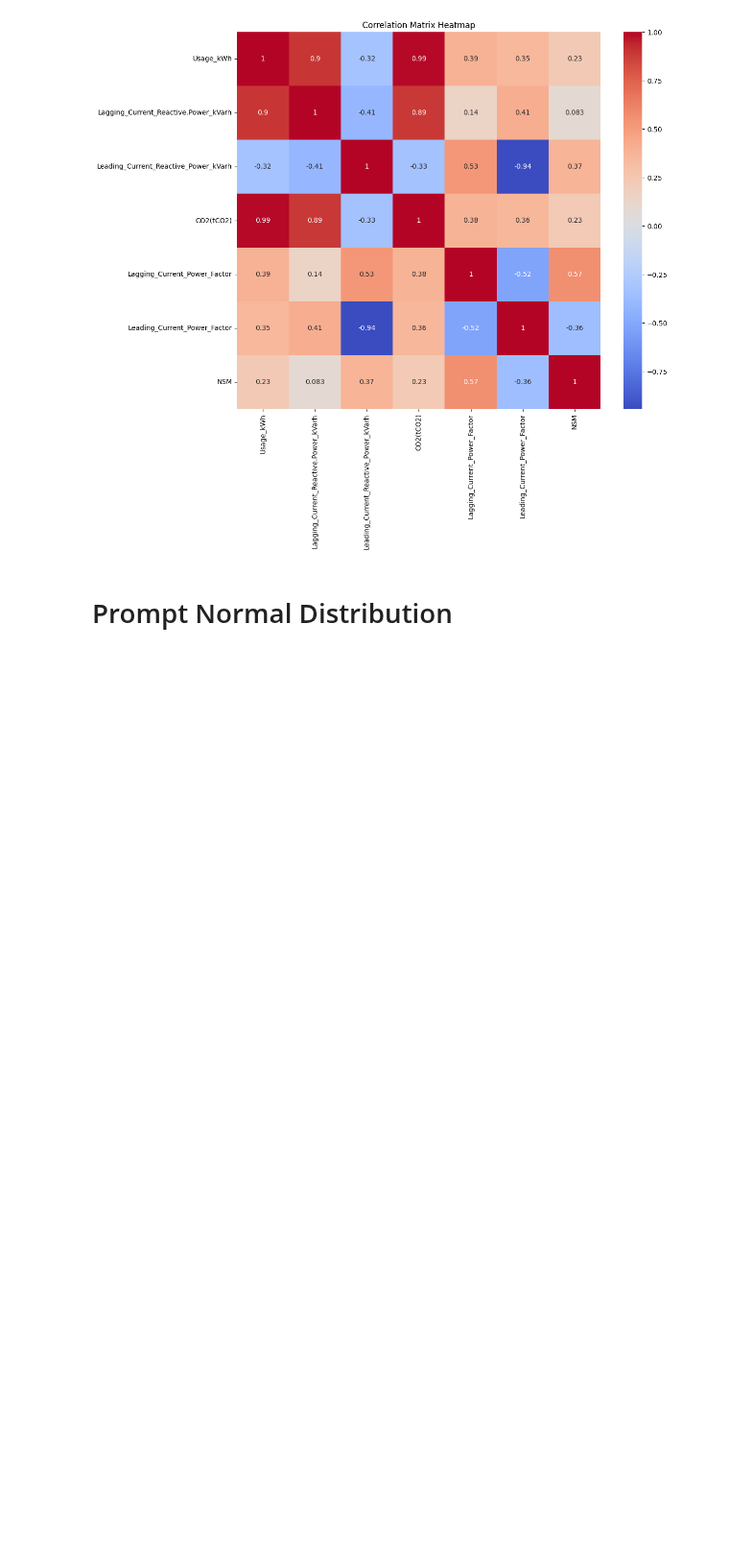
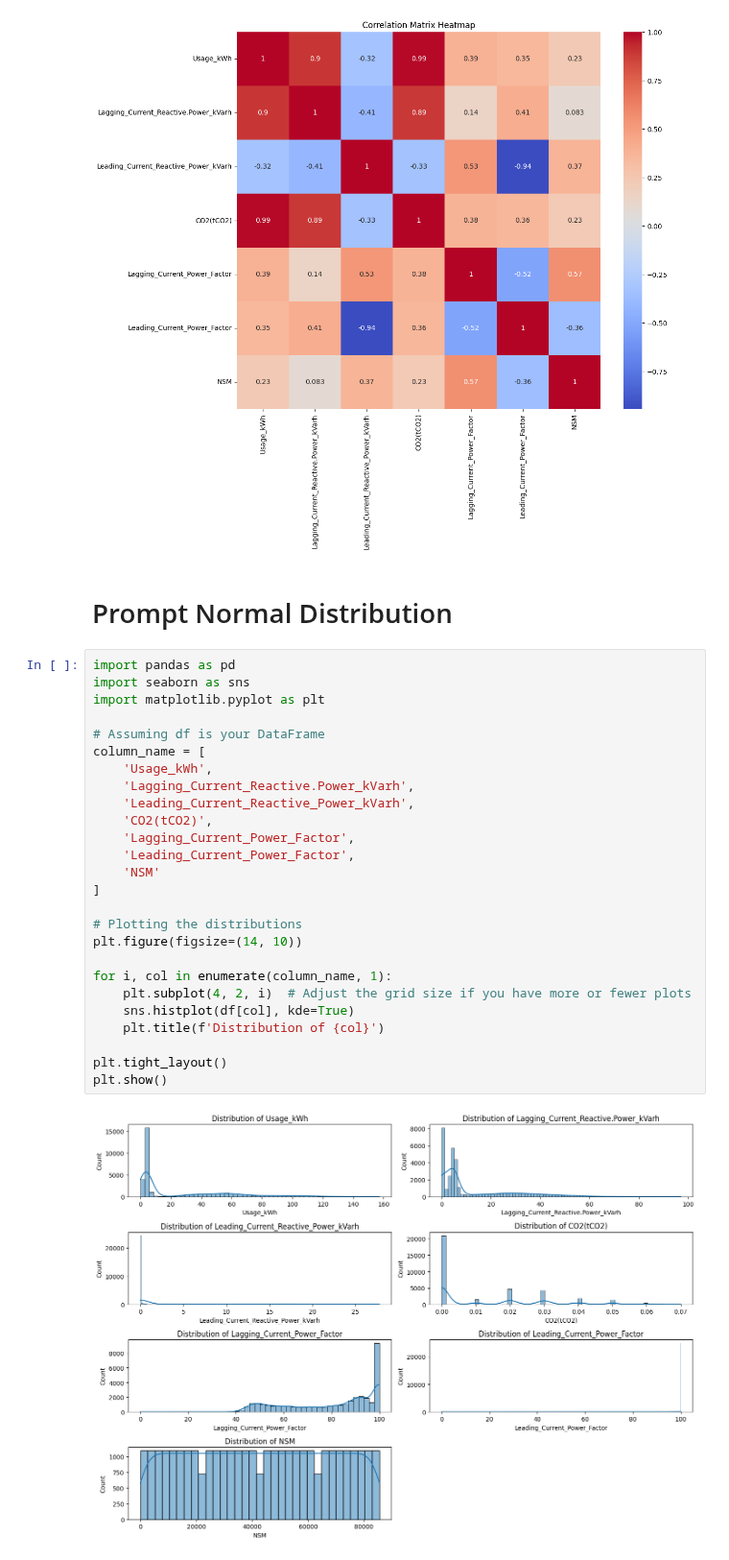
Before and after one commit to aliikhwan99/Steel-Industry-Energy-Consumption-Analysis, a Jupyter notebook: steel-industry-energy-consumption.ipynb, the cells around one changed output. Shown at 96% size. Cells and saved outputs as stored; diff of their text form; blank space fills up the shorter version.

```diff
--- a/steel-industry-energy-consumption.ipynb
+++ b/steel-industry-energy-consumption.ipynb
@@ -486,3 +486,31 @@ plt.show()
 [figure]
 # %% [markdown]
 # Prompt Normal Distribution
+# %%
+import pandas as pd
+import seaborn as sns
+import matplotlib.pyplot as plt
+
+# Assuming df is your DataFrame
+column_name = [
+    'Usage_kWh',
+    'Lagging_Current_Reactive.Power_kVarh',
+    'Leading_Current_Reactive_Power_kVarh',
+    'CO2(tCO2)',
+    'Lagging_Current_Power_Factor',
+    'Leading_Current_Power_Factor',
+    'NSM'
+]
+
+# Plotting the distributions
+plt.figure(figsize=(14, 10))
+
+for i, col in enumerate(column_name, 1):
+    plt.subplot(4, 2, i)  # Adjust the grid size if you have more or fewer plots
+    sns.histplot(df[col], kde=True)
+    plt.title(f'Distribution of {col}')
+
+plt.tight_layout()
+plt.show()
+# %% [output]
+[figure, added]
```
